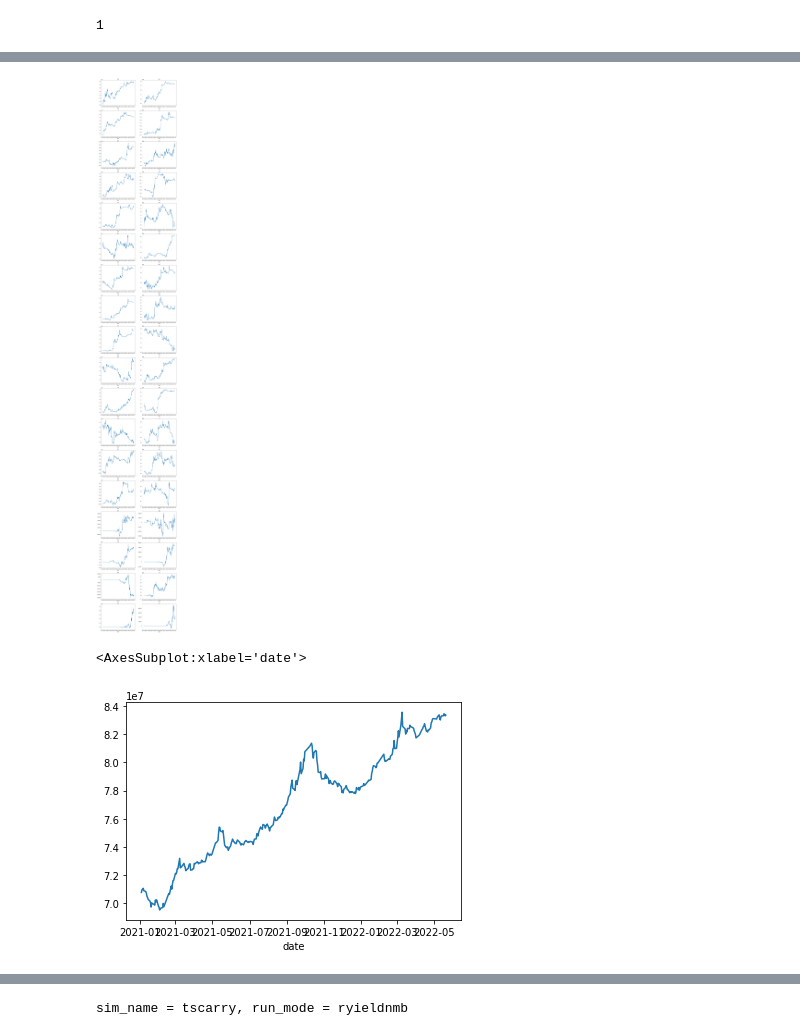
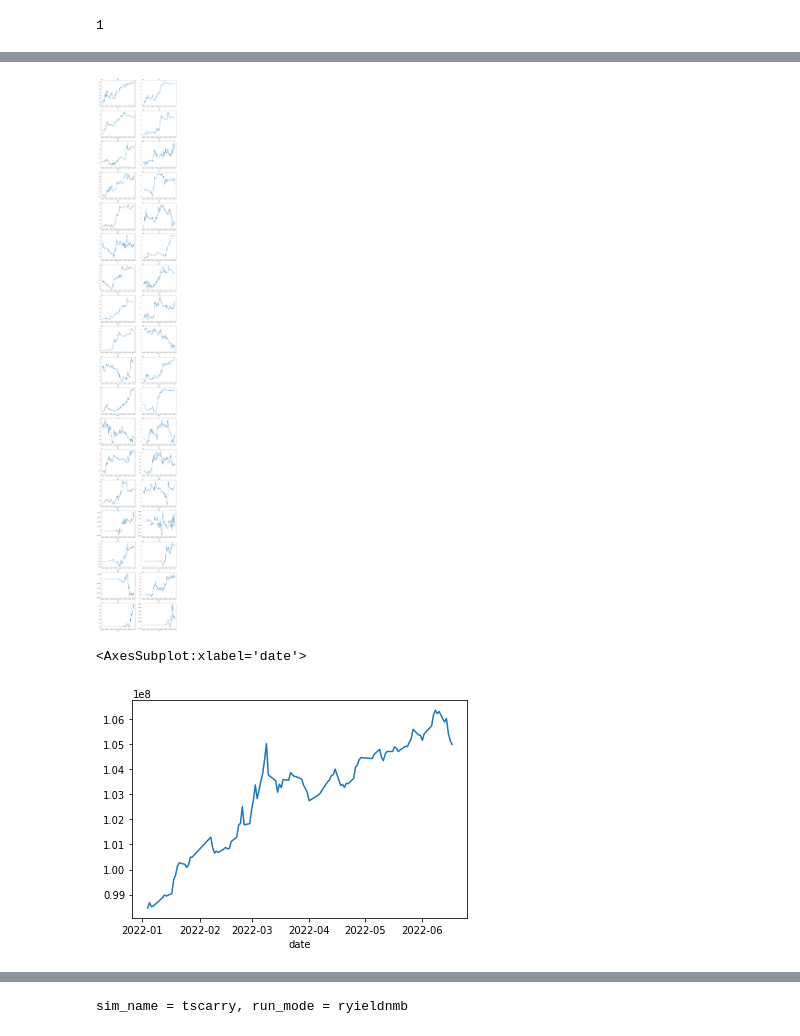
Before and after one commit to harvey1673/pyktrader3, a Jupyter notebook: bktest/bktest_factor_port.ipynb, the cells around one changed output, grey strips where cells are left out. Cells and saved outputs as stored; diff of their text form; code cells hidden in the pictures.

```diff
--- a/bktest/bktest_factor_port.ipynb
+++ b/bktest/bktest_factor_port.ipynb
@@ -109,7 +109,7 @@ field_list = ['open', 'high', 'low', 'close', 'volume', 'openInterest', 'contrac
 factor_list = ['lrstd','upstd','lrskew','lrkurt','mincnt','volmf','oimf','trdstr','volmfratio']
 shared_cols = ['date', 'split_idx']
 start_date = datetime.date(2011, 1, 1)
-end_date = datetime.date(2022, 5, 20)
+end_date = datetime.date(2022, 6, 24)
 
 delimiter = '-'
 rev_char = '!'
@@ -936,7 +936,7 @@ def transform_output(vdf):
     out_df = pd.pivot_table(udf, index = 'tenor_in_years', columns = 'metric', values = 'value')
     return out_df.round(2)
 # %%
-res = {}
+# res = {}
 stats_list = []
 cum_list = []
 rev_char = '!'
@@ -954,10 +954,11 @@ commod_mkts = ['rb', 'hc', 'i', 'j', 'jm', 'ru', 'FG', 'ZC', 'cu', 'al', 'zn', '
 commod_mkts_p1 = ['rb', 'hc', 'i', 'j', 'jm', 'ru', 'FG', 'cu', 'al', 'zn', 'pb', 'sn', \
                'l', 'pp', 'v', 'TA', 'sc', 'm', 'RM', 'y', 'p', 'OI', 'a', 'c', 'CF', 'jd', \
                'AP', 'SM', 'ss', 'eb', 'eg'] # 'ZC',
-               ## 'au', 'ag', 'b']
+## 'au', 'ag', 'b']
+
 commod_mkts_p2 = ['rb', 'hc', 'i', 'j', 'jm', 'ru', 'FG', 'cu', 'al', 'zn', 'pb', 'sn', \
                'l', 'pp', 'v', 'TA', 'sc', 'm', 'RM', 'y', 'p', 'OI', 'a', 'c', 'CF', 'jd', \
-               'AP', 'SM', 'eb', 'eg', 'UR', 'ss', 'pg', 'T', 'lu', 'lh',] # 'ZC', 'CJ'] #   'PK', 'ni', 'SF',
+               'AP', 'SM', 'eb', 'eg', 'UR', 'ss', 'pg', 'T', 'lu', 'lh', ] # 'ZC', 'CJ'] #  'PK', 'ni', 'SF',
 
 # 'T', 'MA', 'SF', 'lh', 'lu', 'fu'] # 'ZC', 'CJ', ] #
 
@@ -969,11 +970,11 @@ product_name = 'commod_mkts_p2' # 'metal_mixed_mkts' #
 scenarios = scenarios_elite
 
 start_date = datetime.date(2011,1,1)
-end_date = datetime.date(2022,5, 20)
+end_date = datetime.date(2022,6,24)
 
 quantile = 0.2
 cost_ratio = 0.5
-total_risk = 3700.0
+total_risk = 4400.0
 asset_scaling = False
 pos_std = 1
 std_win = 20
@@ -1167,12 +1168,12 @@ for i, col in enumerate(cpnl.columns):
     col_id = i % 2
     cpnl[col][datetime.date(2019,1,1):].plot(ax = ax[row_id, col_id], title = col)
 # %% [output]
-[figure, old version]
+[figure, new version]
 # %%
-port_pnl[pd.to_datetime('2021-01-01'):].plot()
+port_pnl[pd.to_datetime('2022-01-01'):].plot()
 # %% [output]
 <AxesSubplot:xlabel='date'>
-[figure, old version]
+[figure, new version]
 # %%
 cum_df = pd.concat(cum_list, axis = 1)
 cum_df.to_csv(save_loc + 'pnl.csv')
```
Also changed, not shown: parts of 3 cells of this notebook, 30 other files.
